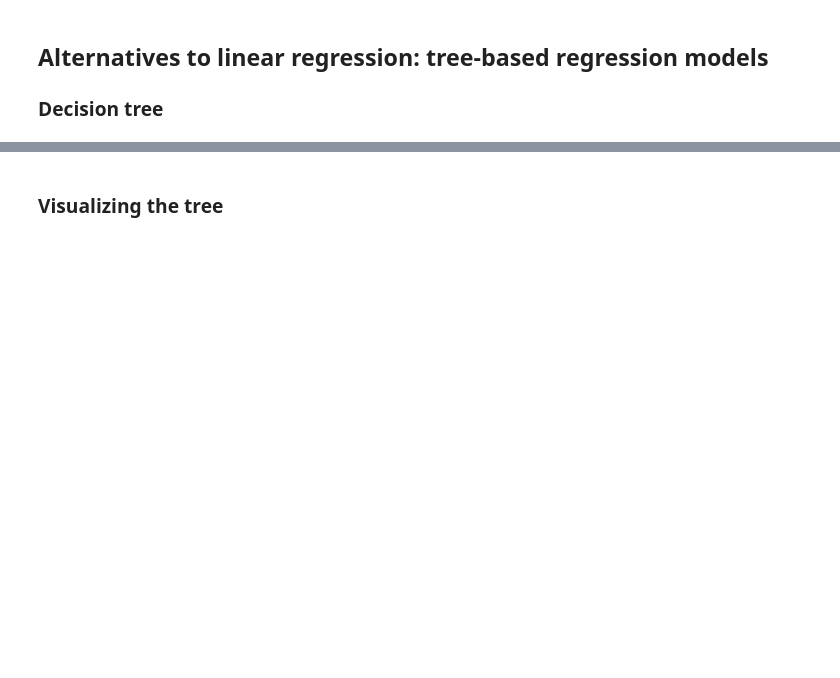
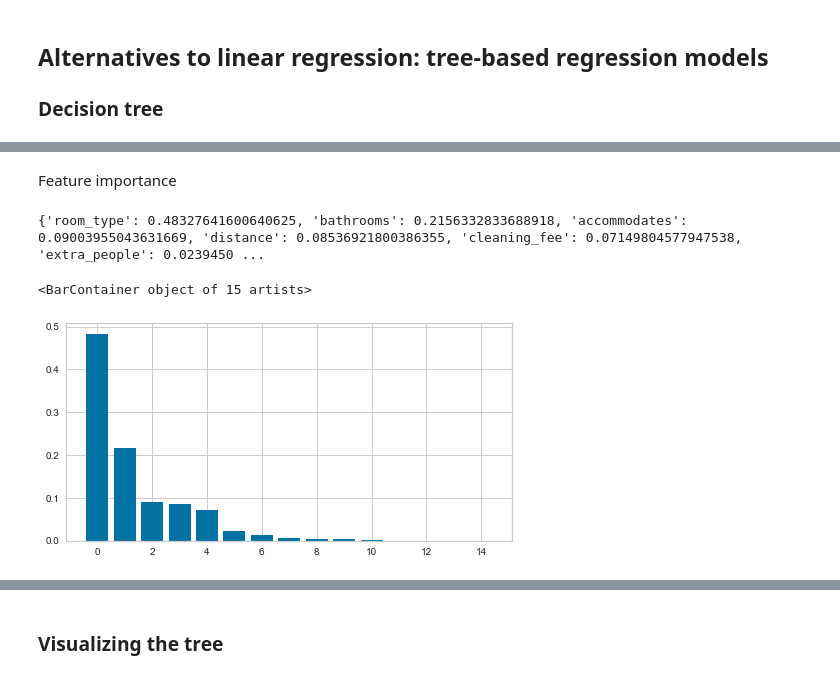
Before and after one commit to mtorabirad/PricePrediction, a Jupyter notebook: Notebook.ipynb, the cells around one changed output, grey strips where cells are left out. Cells and saved outputs as stored; diff of their text form; code cells hidden in the pictures; blank space fills up the shorter version.

```diff
--- a/Notebook.ipynb
+++ b/Notebook.ipynb
@@ -1367,0 +1368,16 @@ Wall time: 2.89 s
+# %% [markdown]
+Feature importance
+# %%
+model_2 = DecisionTreeRegressor(max_depth=tunned_hypparam['max_depth'], min_samples_split=tunned_hypparam['min_samples_split'])
+model_2.fit(FitPredictObj.X_train, FitPredictObj.y_train)
+model_2_features = X_train.columns
+for coef, feat in zip(model_2.feature_importances_, model_2_features):
+    coef_dict[feat] = coef
+coef_dict = dict(sorted(coef_dict.items(), key=lambda item: item[1], reverse=True))
+print(coef_dict)
+fig, axes = plt.subplots(nrows=1, ncols=1, figsize=(8, 4))
+axes.bar([x for x in range(len(list(coef_dict.values())))], coef_dict.values())
+# %% [output]
+{'room_type': 0.48327641600640625, 'bathrooms': 0.2156332833688918, 'accommodates': 0.09003955043631669, 'distance': 0.08536921800386355, 'cleaning_fee': 0.07149804577947538, 'extra_people': 0.0239450 ...
+<BarContainer object of 15 artists>
+[figure, added]
```
Also changed, not shown: parts of 17 cells of this notebook, 4 other files.
